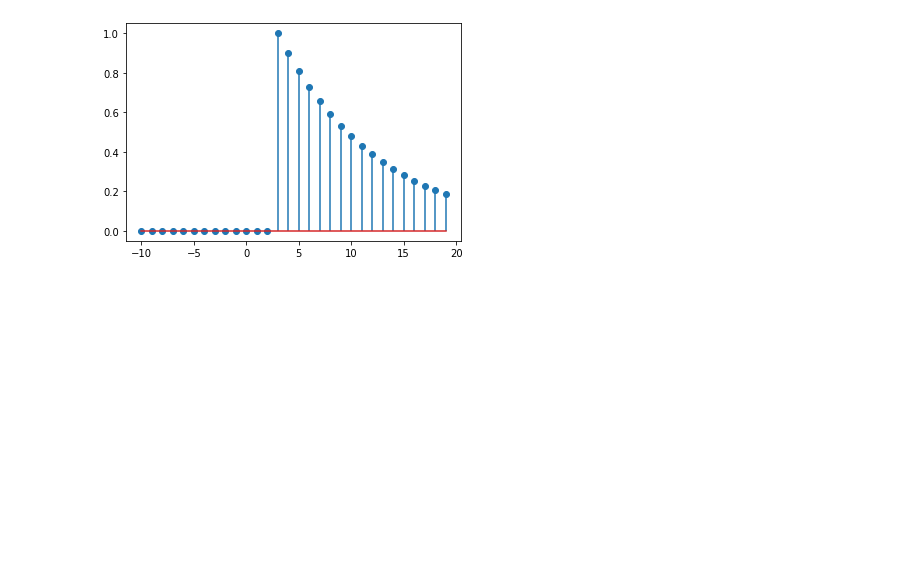
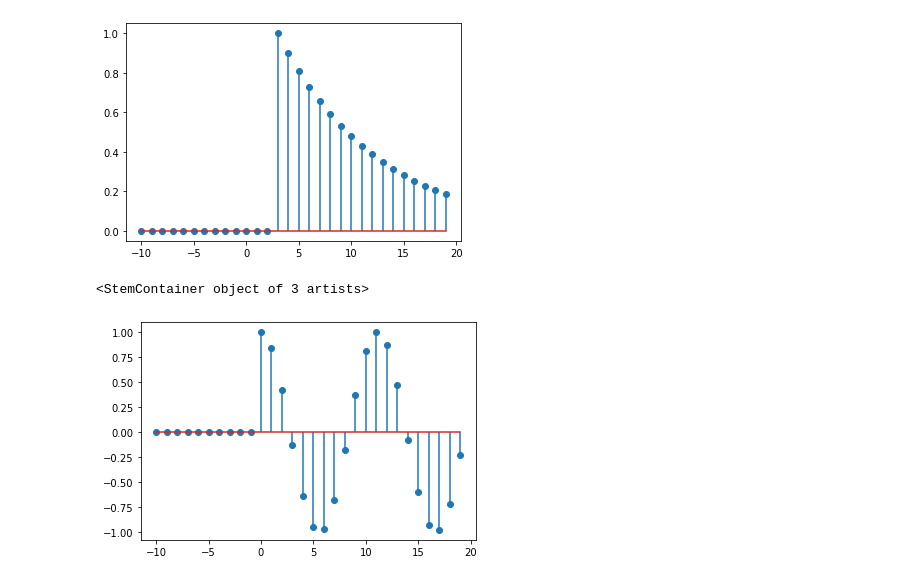
Before and after one commit to GUC-Notes/Signals-lab, a Jupyter notebook: Lab2.ipynb, the cells around one changed output. Saved outputs shown, nothing was run; the diff lists cells and outputs as text; code cells hidden in the pictures; blank space fills up the shorter version.

Commit message:
Plotting complex Signals

```diff
--- a/Lab2.ipynb
+++ b/Lab2.ipynb
@@ -52,3 +52,13 @@ plt.stem(n,k)
 # %% [output]
 <StemContainer object of 3 artists>
 [figure]
+# %%
+
+x=np.reshape(np.exp(12j*n)*[n>=0],np.shape(n))
+#plt.stem(n,x)
+# %%
+r=np.real(x)
+plt.stem(n,r)
+# %% [output]
+<StemContainer object of 3 artists>
+[figure, added]
```
Also changed, not shown: parts of 2 cells of this notebook.
